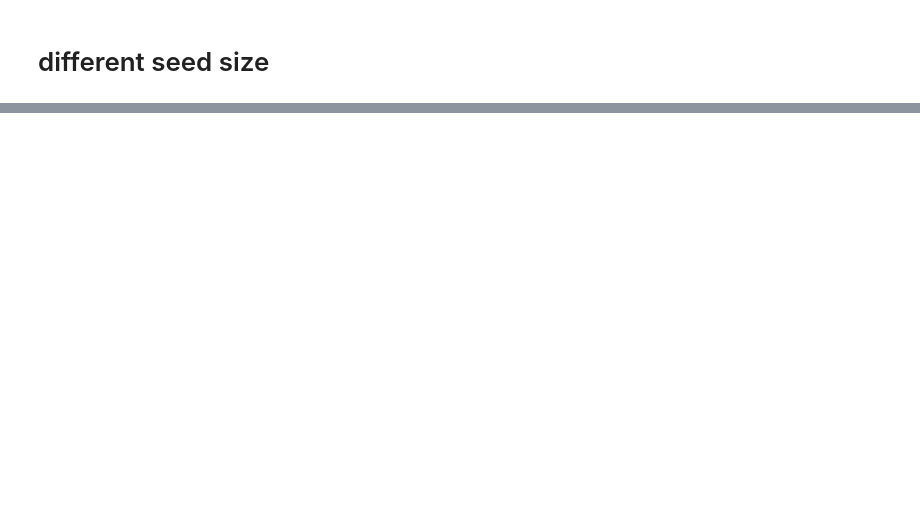
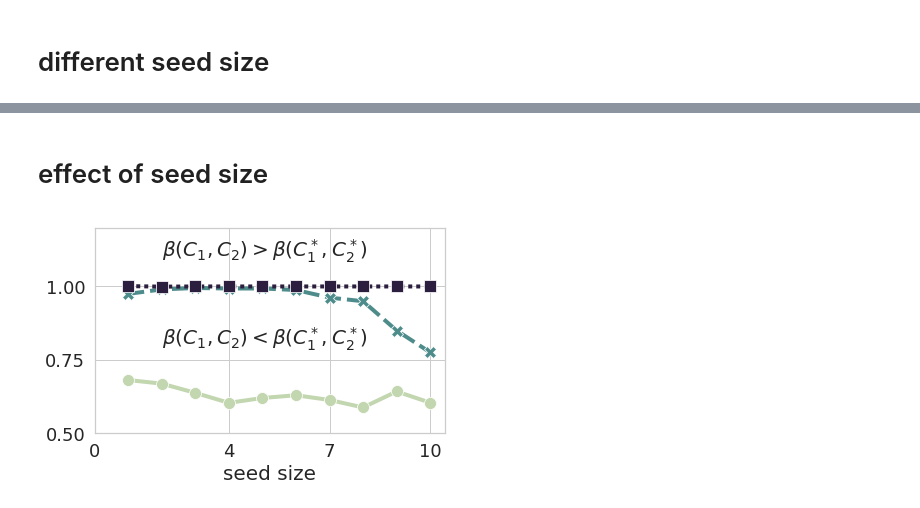
Before and after one commit to xiaohan2012/signed-local-community, a Jupyter notebook: experiment_on_synthetic_graphs.ipynb, the cells around one changed output, grey strips where cells are left out. Drawn from its saved outputs; the diff is of its cells as text; code cells hidden in the pictures; blank space fills up the shorter version.

```diff
--- a/experiment_on_synthetic_graphs.ipynb
+++ b/experiment_on_synthetic_graphs.ipynb
@@ -121,0 +174,26 @@ fig.savefig('figs/synthetic_experiment/effect_of_seed.pdf')
+# %% [markdown]
+# effect of seed size
+# %%
+perf_df = pd.read_csv('outputs/effect_of_seed_size.csv')
+perf_df = perf_df[(np.isclose(perf_df['kappa'], 0.1)) | (np.isclose(perf_df['kappa'], 0.5)) | (np.isclose(perf_df['kappa'], 0.9))]
+perf_df['kappa'] = perf_df['kappa'].apply(lambda v: "${:.1f}$".format(v))
+perf_df['beta_ratio'] = perf_df['min_beta'] / perf_df['ground_truth_beta']
+
+avg_df = perf_df[['seed_size', 'kappa', 'beta_ratio']].groupby(['seed_size', 'kappa']).mean()
+
+fig, ax = plt.subplots(1, 1)
+avg_df.reset_index(inplace=True)
+
+lp = sns.lineplot(
+    x='seed_size', y='beta_ratio', hue='kappa', data=avg_df, ax=ax,
+    legend=False,
+    **styles
+)
+lp.set(ylim=(0.5, 1.2), xticks=[0, 4, 7, 10], yticks=[0.25, 0.5, 0.75, 1.0], ylabel='', xlabel='seed size')
+fig.tight_layout()
+ax.text(2, 1.1, r'$\beta(C_1, C_2) > \beta(C_1^*, C_2^*)$', fontsize=20)
+ax.text(2, 0.8, r'$\beta(C_1, C_2) < \beta(C_1^*, C_2^*)$', fontsize=20)
+
+fig.savefig('figs/synthetic_experiment/effect_of_seed_beta_ratio.pdf')
+# %% [output]
+[figure, added]
```
Also changed, not shown: parts of 8 cells of this notebook, 3 other files.
